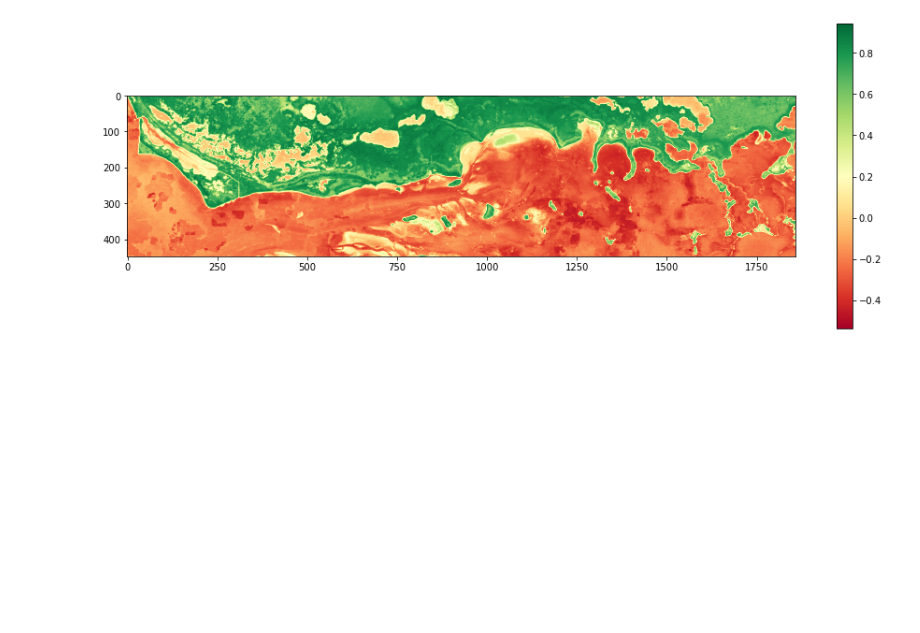
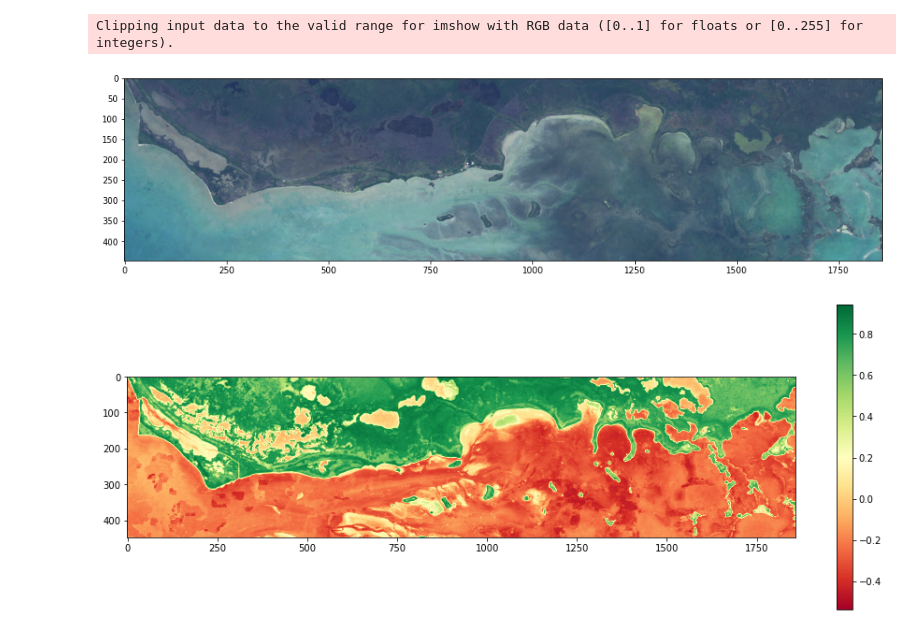
Before and after one commit to nkinnaird/MangroveClassification, a Jupyter notebook: code/test_images.ipynb, the cells around one changed output. Cells and saved outputs as stored; diff of their text form; code cells hidden in the pictures; blank space fills up the shorter version.

```diff
--- a/code/test_images.ipynb
+++ b/code/test_images.ipynb
@@ -20,3 +49,28 @@ img = rasterio.open(file)
+# %%
+# ds, blue = raster.read(file, bands=1)
+# ds, green = raster.read(file, bands=2)
+# ds, red = raster.read(file, bands=3)
+
+ds, blue = raster.read(file, bands=2)
+ds, green = raster.read(file, bands=3)
+ds, red = raster.read(file, bands=4)
+
+# print(features.shape)
+# blue, green, red = features[:,1:-1,1:-1]
+# blue = features
+# print(blue)
+# print(np.unique(blue))
+rgb = np.dstack((red * multiple, green * multiple, blue * multiple))
+
+plt.figure(figsize=(16,6))
+# plt.imshow(rgb, vmin=0.1, vmax=0.2)
+plt.imshow(rgb)
+# plt.imshow(blue)
+# plt.colorbar()
+plt.show()
+# %% [output]
+Clipping input data to the valid range for imshow with RGB data ([0..1] for floats or [0..255] for integers).
+[figure, added]
 # %%
 plt.figure(figsize=(16,6))
 plt.imshow(img.read(9), cmap='RdYlGn')
```
Also changed, not shown: parts of 3 cells of this notebook.
